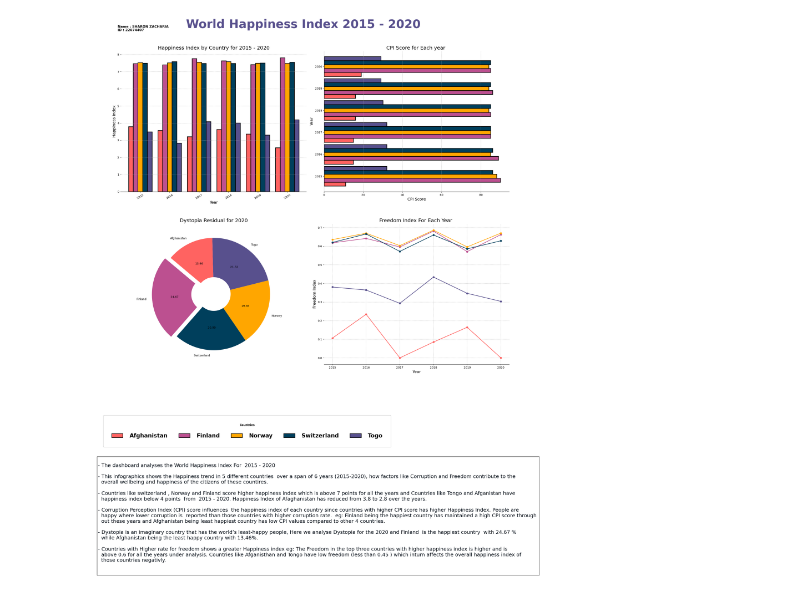
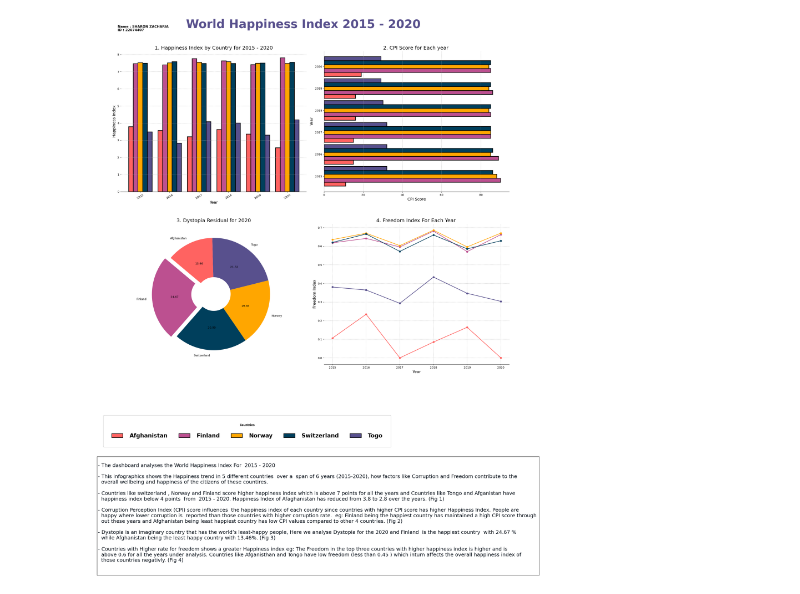
Before and after one commit to SHARONZACHARIA/Infographics_Project, a Jupyter notebook: 22074407 copy.ipynb, the cells around one changed output. Cells and saved outputs as stored; diff of their text form; code cells hidden in the pictures.

```diff
--- a/22074407 copy.ipynb
+++ b/22074407 copy.ipynb
@@ -12,7 +12,7 @@ COUNTRY_NAMES = [
     "Togo", "Afghanistan", "Finland", "Norway", "Switzerland",
 ]
 
-#Colormap for each country
+# Colormap for each country
 ColorMap = {
     "Togo": "#58508d",
     "Afghanistan": "#ff6361",
@@ -65,7 +65,6 @@ name_student_id = " Name : SHARON ZACHARIA\n ID : 22074407 "
 fig.text(0.1, 0.95, name_student_id,
          fontsize=12, fontweight='bold')
 
-
 for ax in axes.flatten():
     ax.spines['top'].set_visible(False)
     ax.spines['right'].set_visible(False)
@@ -79,7 +78,8 @@ pivot_df_Hindex.plot(kind='bar', width=0.8, ax=axes[0, 0], color=[
 
 axes[0, 0].set_xlabel('Year', fontsize=14)
 axes[0, 0].set_ylabel('Happiness Index', fontsize=14)
-axes[0, 0].set_title('1. Happiness Index by Country for 2015 - 2020', fontsize=18)
+axes[0, 0].set_title(
+    '1. Happiness Index by Country for 2015 - 2020', fontsize=18)
 
 
 # Remove individual legend from this specific subplot
@@ -94,7 +94,8 @@ axes[0, 0].tick_params(axis='x', rotation=30)  # Remove individual legend
 
 # Second subplot: CPI Score Horizontal Bar Graph
 pivot_df_CPI.plot(kind="barh", width=0.9, ax=axes[0, 1], color=[
-                  get_country_color(country) for country in pivot_df_CPI.columns], edgecolor='black', linewidth=2)
+                  get_country_color(country) for country in pivot_df_CPI.columns],
+                    edgecolor='black', linewidth=2)
 
 axes[0, 1].set_xlabel('CPI Score', fontsize=14)
 axes[0, 1].set_ylabel('Year', fontsize=14)
@@ -108,7 +109,7 @@ axes[0, 1].grid(axis='x', linestyle='--', alpha=0.7)
 
 # Customize ticks and tick labels
 axes[0, 1].tick_params(axis='y')  # Customize ticks on the y-axis
-# Remove individual legend
+
 
 # Third subplot: Dystopia Residual Pie Chart
 explode = [0.1 if i == 0 else 0 for i in range(
@@ -126,7 +127,6 @@ axes[1, 0].pie(
 )
 axes[1, 0].set_title('3. Dystopia Residual for 2020', fontsize=18)
 axes[1, 0].legend().remove()  # Remove individual legend
-
 
 
 # Fourth subplot: Freedom Line Plot
@@ -149,36 +149,39 @@ legend = fig.legend(handles, labels, title='Countries', bbox_to_anchor=(0.7, -0.
 
 # Customize legend properties
 for text in legend.get_texts():
     text.set_fontweight('bold')
 legend.get_title().set_fontweight('bold')
 
 
 description_text = """
 - The dashboard analyses the World Happiness Index For  2015 - 2020
 
-- This infographics shows the Happiness trend in 5 different countries  over a span of 6 years (2015-2020), how factors like Corruption and Freedom contribute to the
+- This infographics shows the Happiness trend in 5 different countries  over a  span of 6 years (2015-2020), how factors like Corruption and Freedom contribute to the
   overall wellbeing and happiness of the citizens of these countires.
 
 - Countries like switzerland , Norway and Finland score higher happiness index which is above 7 points for all the years and Countries like Tongo and Afganistan have
-  happiness index below 4 points  from  2015 - 2020. Happiness Index of Afaghanistan has reduced from 3.8 to 2.8 over the years.
+  happiness index below 4 points  from  2015 - 2020. Happiness Index of Afaghanistan has reduced from 3.8 to 2.8 over the years. (Fig 1)
 
 - Corruption Perception Index (CPI) score influences  the happiness index of each country since countries with higher CPI score has higher Happiness Index. People are
   happy where lower corruption is  reported than those countries with higher corruption rate.  eg: Finland being the happiest country has maintained a high CPI score through
-  out these years and Afghanistan being least happiest country has low CPI values compared to other 4 countries.
+  out these years and Afghanistan being least happiest country has low CPI values compared to other 4 countries. (Fig 2)
 
 - Dystopia is an imaginary country that has the world’s least-happy people, Here we analyse Dystopia for the 2020 and Finland  is the happiest country  with 24.67 %
-  while Afghanistan being the least happy country with 13.46%.
+  while Afghanistan being the least happy country with 13.46%. (Fig 3)
 
 - Countries with Higher rate for freedom shows a greater Happiness index eg: The Freedom in the top three countries with higher happiness index is higher and is
   above 0.6 for all the years under analysis. Countries like Afganisthan and Tongo have low freedom (less than 0.45 ) which inturn affects the overall happiness index of
-  those countries negativly.
+  those countries negativly. (Fig 4)
 
   """
 
+# Adding desription text
 fig.text(0.06, -0.4, description_text, fontsize=18,
          bbox=dict(facecolor='#FFFFFF'), color="#030D17")
 plt.tight_layout(pad=4.0, h_pad=6.0, w_pad=2.0)
 plt.subplots_adjust(left=0.11, right=0.95, top=0.9, bottom=0.12)
+
+#save figure
 plt.savefig('22074407.png', dpi=300, bbox_inches='tight')
 # %% [output]
-[figure, old version]
+[figure, new version]
```
Also changed, not shown: 1 other file.
